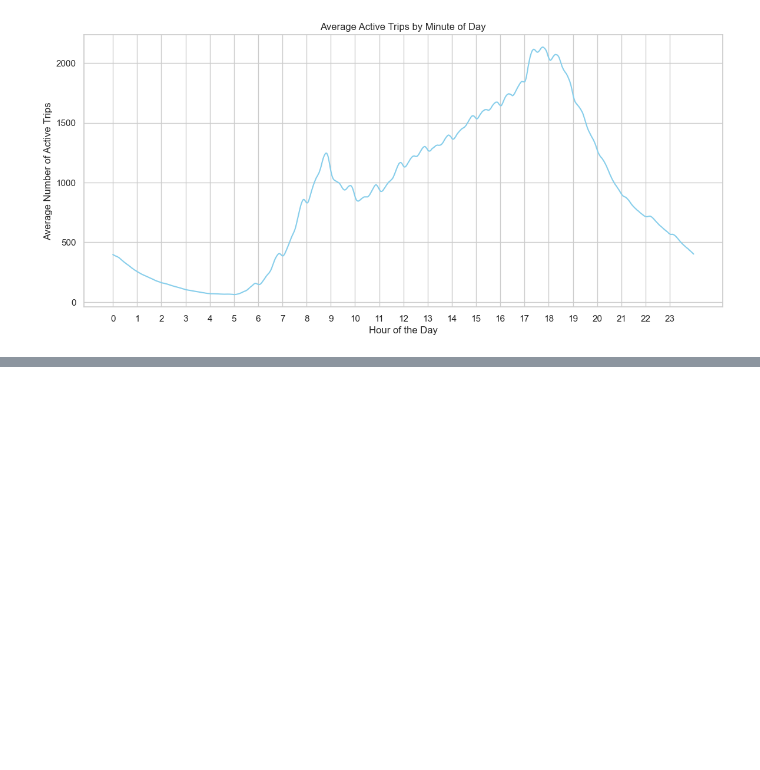
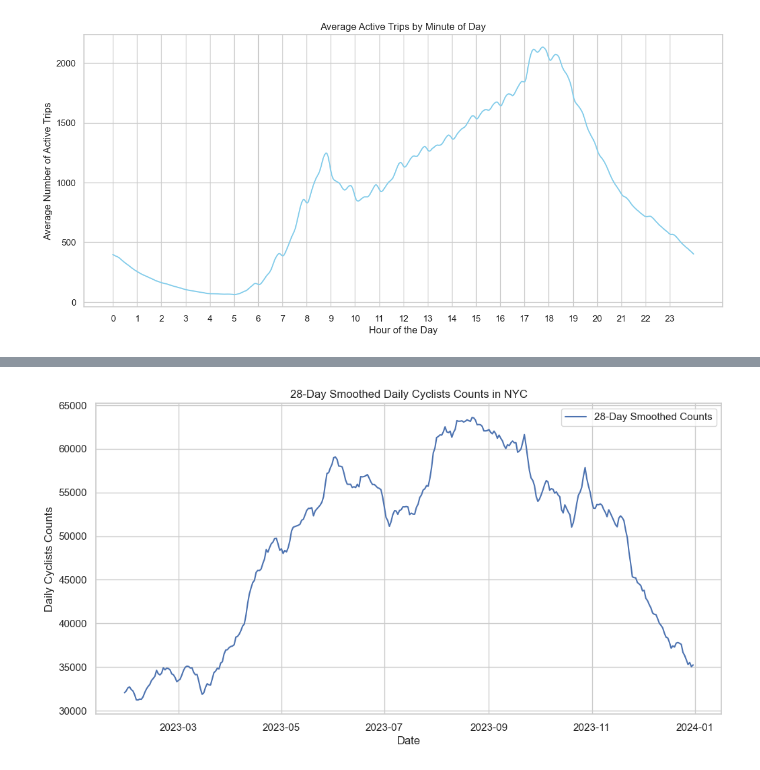
Before and after one commit to aziztnani/Citibike_insurance, a Jupyter notebook: notebooks/citibike_data_analysis.ipynb, the cells around one changed output, grey strips where cells are left out. Saved outputs shown, nothing was run; the diff lists cells and outputs as text; code cells hidden in the pictures; blank space fills up the shorter version.

```diff
--- a/notebooks/citibike_data_analysis.ipynb
+++ b/notebooks/citibike_data_analysis.ipynb
@@ -292,0 +411,17 @@ plt.show()
+# %%
+# Define the date range
+start_date = "2023-01-01" #"YYYY-MM-DD"
+end_date = "2023-12-31"
+
+# Socrata data ID and app token
+data_id = "uczf-rk3c"
+app_token = "stS0lve6TTmD6sGkuwdbI6Fhi"
+
+# Construct the SQL query
+sql_query = (
+    f"SELECT date_trunc_ymd(date) as date, SUM(counts) as daily_counts "
+    f"WHERE date between '{start_date}' and '{end_date}' "
+    f"GROUP BY date ORDER BY date"
+)
+
+df_cyclists_nyc_daily = fetch_data(data_id=data_id, app_token=app_token, sql_query=sql_query)
@@ -292,0 +437,17 @@ plt.show()
+# %%
+# Convert the date column to datetime if it's not already
+df_cyclists_nyc_daily['date'] = pd.to_datetime(df_cyclists_nyc_daily['date'])
+
+# Calculate the 28-day rolling average
+df_cyclists_nyc_daily['daily_counts_smoothed'] = df_cyclists_nyc_daily['daily_counts'].rolling(window=28).mean()
+
+# Plot the smoothed data
+plt.figure(figsize=(12, 6))
+plt.plot(df_cyclists_nyc_daily['date'], df_cyclists_nyc_daily['daily_counts_smoothed'], label='28-Day Smoothed Counts')
+plt.xlabel('Date')
+plt.ylabel('Daily Cyclists Counts')
+plt.title('28-Day Smoothed Daily Cyclists Counts in NYC')
+plt.legend()
+plt.show()
+# %% [output]
+[figure, added]
```
Also changed, not shown: parts of 12 cells of this notebook, 1 other file.
